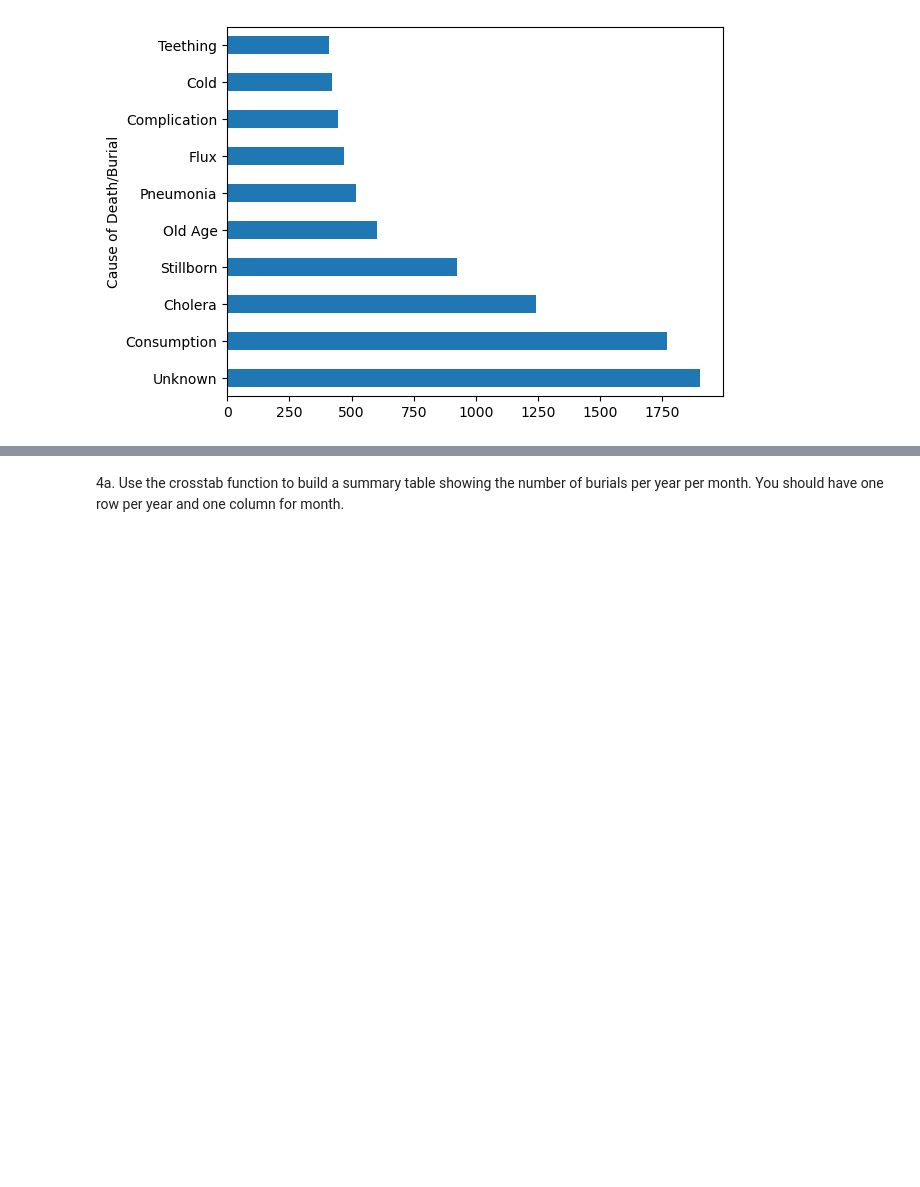
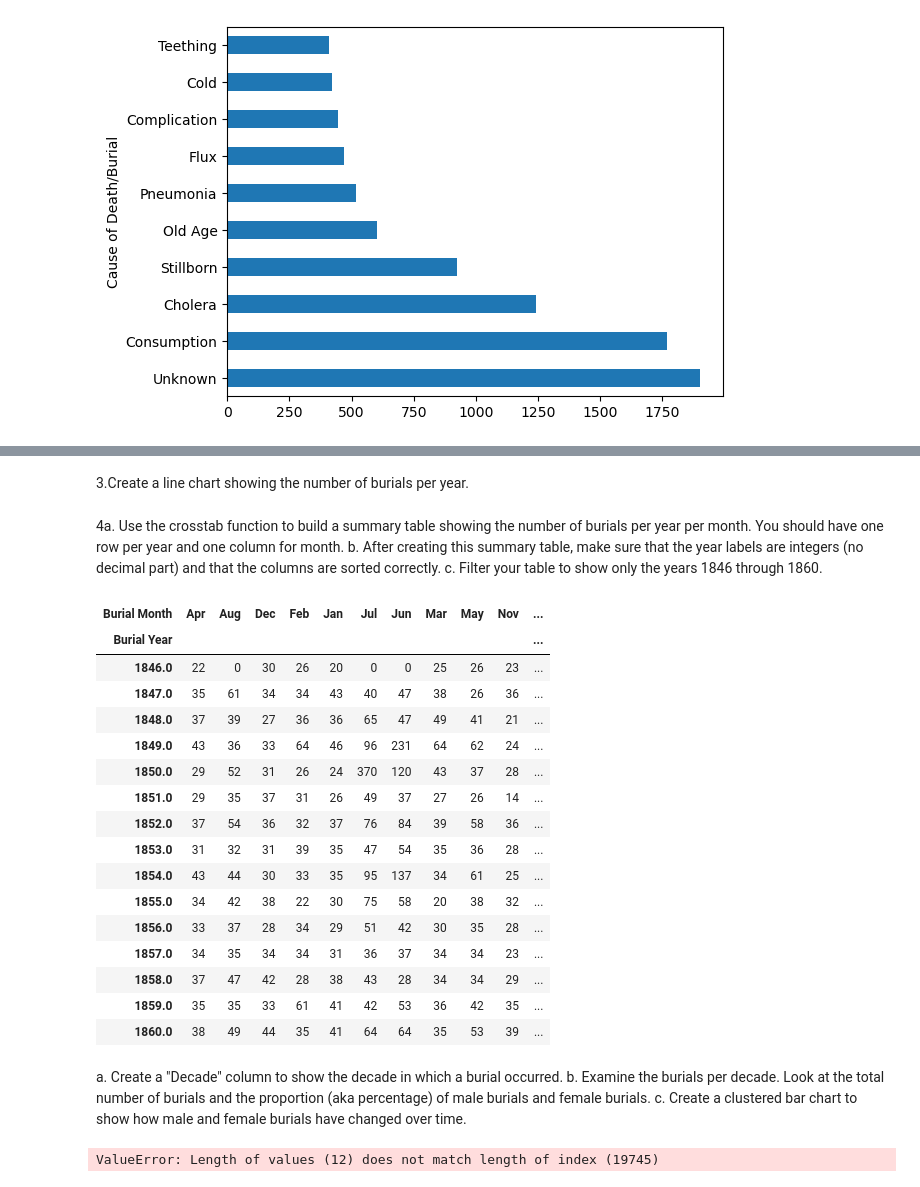
Before and after one commit to NSS-Data-Analytics-Cohort-10/advanced-pandas-antoinette-anderson, a Jupyter notebook: notebook/Nashville_City_Cemetery .ipynb, the cells around one changed output, grey strips where cells are left out. Saved outputs shown, nothing was run; the diff lists cells and outputs as text; code cells hidden in the pictures; blank space fills up the shorter version.

Commit message:
working on 3-5 at the same time

```diff
--- a/notebook/Nashville_City_Cemetery .ipynb
+++ b/notebook/Nashville_City_Cemetery .ipynb
@@ -150,2 +129,36 @@ Name: count, dtype: int64
-# %% [markdown]
-4a. Use the crosstab function to build a summary table showing the number of burials per year per month. You should have one row per year and one column for month.
+# %% [markdown]
+3.Create a line chart showing the number of burials per year.
+# %% [markdown]
+4a. Use the crosstab function to build a summary table showing the number of burials per year per month. You should have one row per year and one column for month.
+b. After creating this summary table, make sure that the year labels are integers (no decimal part) and that the columns are sorted correctly.
+c. Filter your table to show only the years 1846 through 1860.
+# %%
+cemetery_years=cemetery_df[cemetery_df['Burial Year'].isin([1846, 1847, 1848, 1849, 1850, 1851, 1852, 1853, 1854, 1855, 1856, 1857, 1858, 1859, 1860])]
+cemetery_months=cemetery_df.sort_values('Burial Month')
+pd.crosstab(cemetery_years['Burial Year'], cemetery_months['Burial Month'])
+# %% [output]
+| Burial Month | Apr | Aug | Dec | Feb | Jan | Jul | Jun | Mar | May | Nov | ... |
+| Burial Year |  |  |  |  |  |  |  |  |  |  | ... |
+| 1846.0 | 22 | 0 | 30 | 26 | 20 | 0 | 0 | 25 | 26 | 23 | ... |
+| 1847.0 | 35 | 61 | 34 | 34 | 43 | 40 | 47 | 38 | 26 | 36 | ... |
+| 1848.0 | 37 | 39 | 27 | 36 | 36 | 65 | 47 | 49 | 41 | 21 | ... |
+| 1849.0 | 43 | 36 | 33 | 64 | 46 | 96 | 231 | 64 | 62 | 24 | ... |
+| 1850.0 | 29 | 52 | 31 | 26 | 24 | 370 | 120 | 43 | 37 | 28 | ... |
+| 1851.0 | 29 | 35 | 37 | 31 | 26 | 49 | 37 | 27 | 26 | 14 | ... |
+| 1852.0 | 37 | 54 | 36 | 32 | 37 | 76 | 84 | 39 | 58 | 36 | ... |
+| 1853.0 | 31 | 32 | 31 | 39 | 35 | 47 | 54 | 35 | 36 | 28 | ... |
+| 1854.0 | 43 | 44 | 30 | 33 | 35 | 95 | 137 | 34 | 61 | 25 | ... |
+| 1855.0 | 34 | 42 | 38 | 22 | 30 | 75 | 58 | 20 | 38 | 32 | ... |
+| 1856.0 | 33 | 37 | 28 | 34 | 29 | 51 | 42 | 30 | 35 | 28 | ... |
+| 1857.0 | 34 | 35 | 34 | 34 | 31 | 36 | 37 | 34 | 34 | 23 | ... |
+| 1858.0 | 37 | 47 | 42 | 28 | 38 | 43 | 28 | 34 | 34 | 29 | ... |
+| 1859.0 | 35 | 35 | 33 | 61 | 41 | 42 | 53 | 36 | 42 | 35 | ... |
+| 1860.0 | 38 | 49 | 44 | 35 | 41 | 64 | 64 | 35 | 53 | 39 | ... |
+# %% [markdown]
+a. Create a "Decade" column to show the decade in which a burial occurred.
+b. Examine the burials per decade. Look at the total number of burials and the proportion (aka percentage) of male burials and female burials.
+c. Create a clustered bar chart to show how male and female burials have changed over time.
+# %%
+cemetery_df['Decade']
+# %% [output]
+ValueError: Length of values (12) does not match length of index (19745)
```
Also changed, not shown: parts of 2 cells of this notebook.
